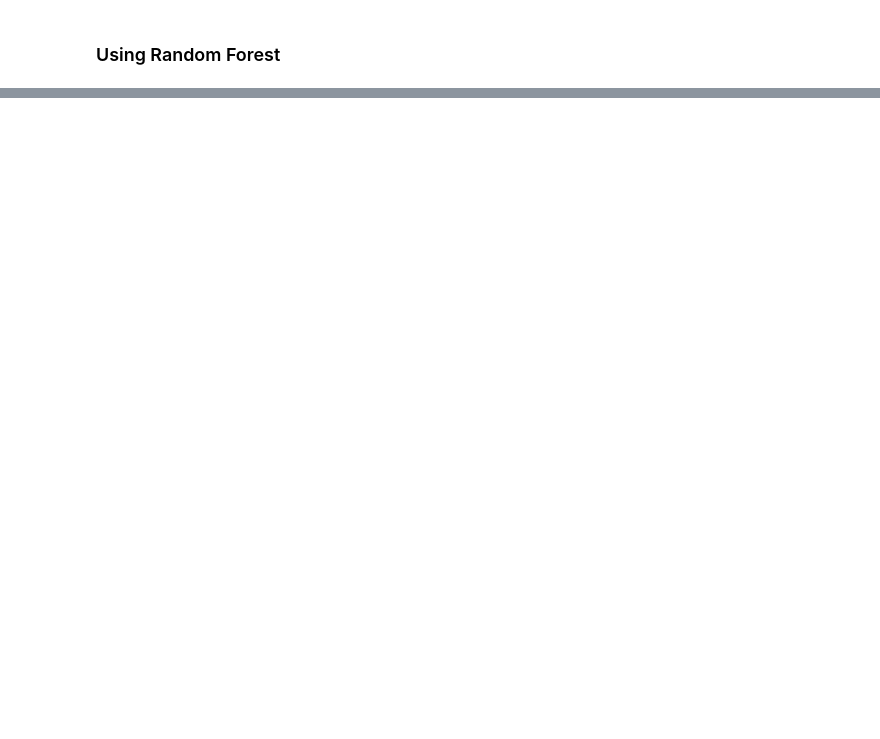
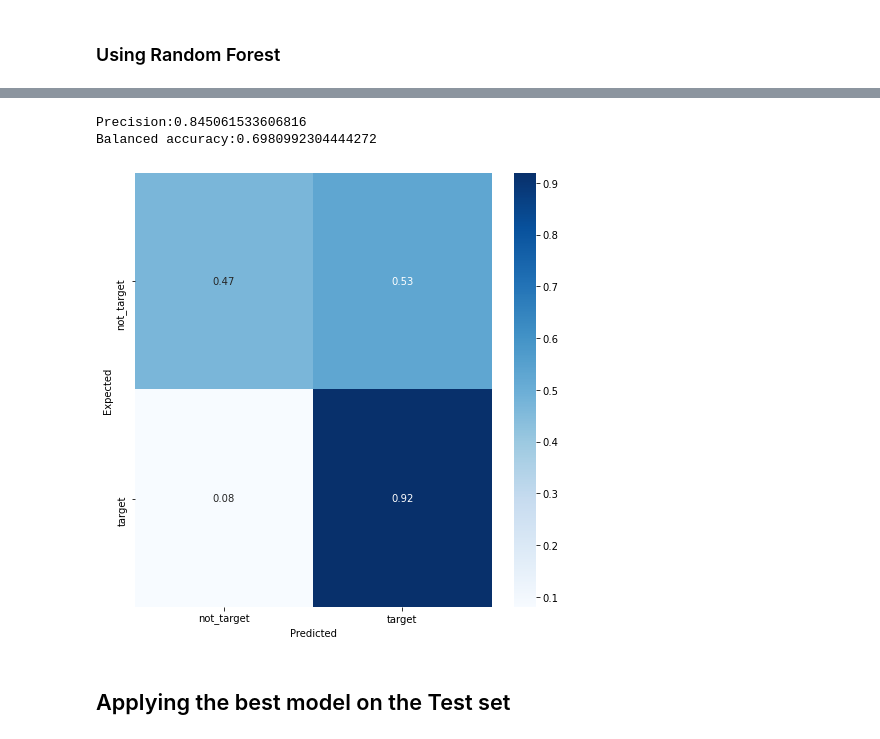
Before and after one commit to AndreGoncalves013/Starbucks_Customer_Offer_Targeting, a Jupyter notebook: src/starbucks_offer_prediction.ipynb, the cells around one changed output, grey strips where cells are left out. Cells and saved outputs as stored; diff of their text form; code cells hidden in the pictures; blank space fills up the shorter version.

```diff
--- a/src/starbucks_offer_prediction.ipynb
+++ b/src/starbucks_offer_prediction.ipynb
@@ -359,0 +469,11 @@ rf_df.set_index('depth').plot()
+# %%
+scaler = StandardScaler()
+scaler.fit(X_train)
+
+X_train_scaled = scaler.transform(X_train)
+X_val_scaled = scaler.transform(X_val)
+# %%
+C_range = np.logspace(-2, 2, 5)
+kernels = ['linear', 'rbf', 'sigmoid']
+param_grid = dict(C=C_range, kernel=kernels)
+print('param_grid:', param_grid)
@@ -359,0 +482,5 @@ rf_df.set_index('depth').plot()
+# %%
+svc_model = SVC(random_state = 42)
+bas = make_scorer(balanced_accuracy_score, greater_is_better=True)
+grid = GridSearchCV(svc_model, param_grid, cv=5, scoring=bas,verbose=3)
+grid.fit(X_train_scaled, y_train)
@@ -359,0 +509,12 @@ rf_df.set_index('depth').plot()
+# %%
+best_svc = grid.best_estimator_
+y_pred_train = best_svc.predict(X_train_scaled)
+y_pred_val = best_svc.predict(X_val_scaled)
+# %%
+plot_balanced_accuracy_heatmap(y_val, y_pred_val,  le.classes_)
+# %% [output]
+Precision:0.845061533606816
+Balanced accuracy:0.6980992304444272
+[figure, added]
+# %% [markdown]
+## Applying the best model on the Test set
```
Also changed, not shown: parts of 28 cells of this notebook, 2 other files.
